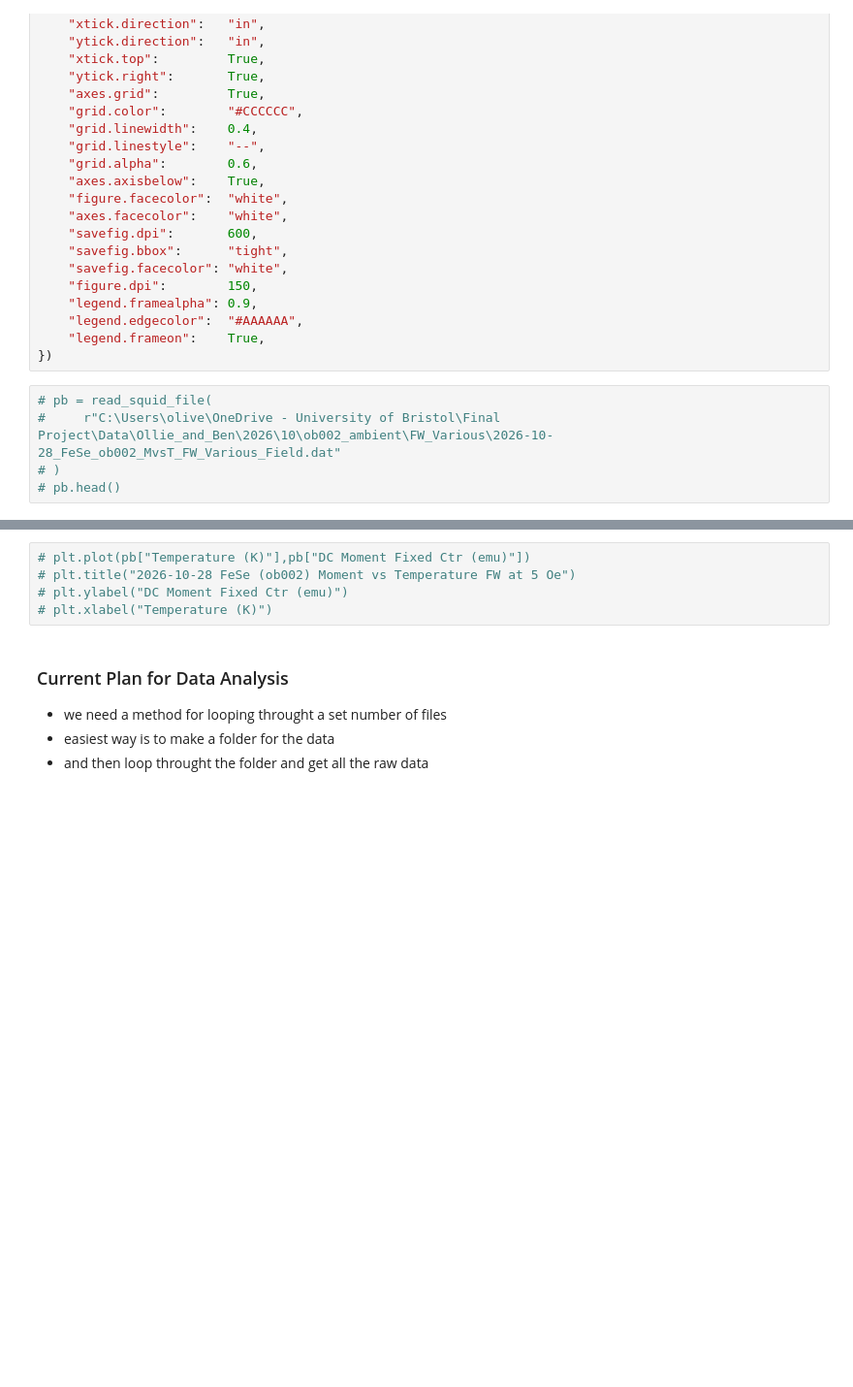
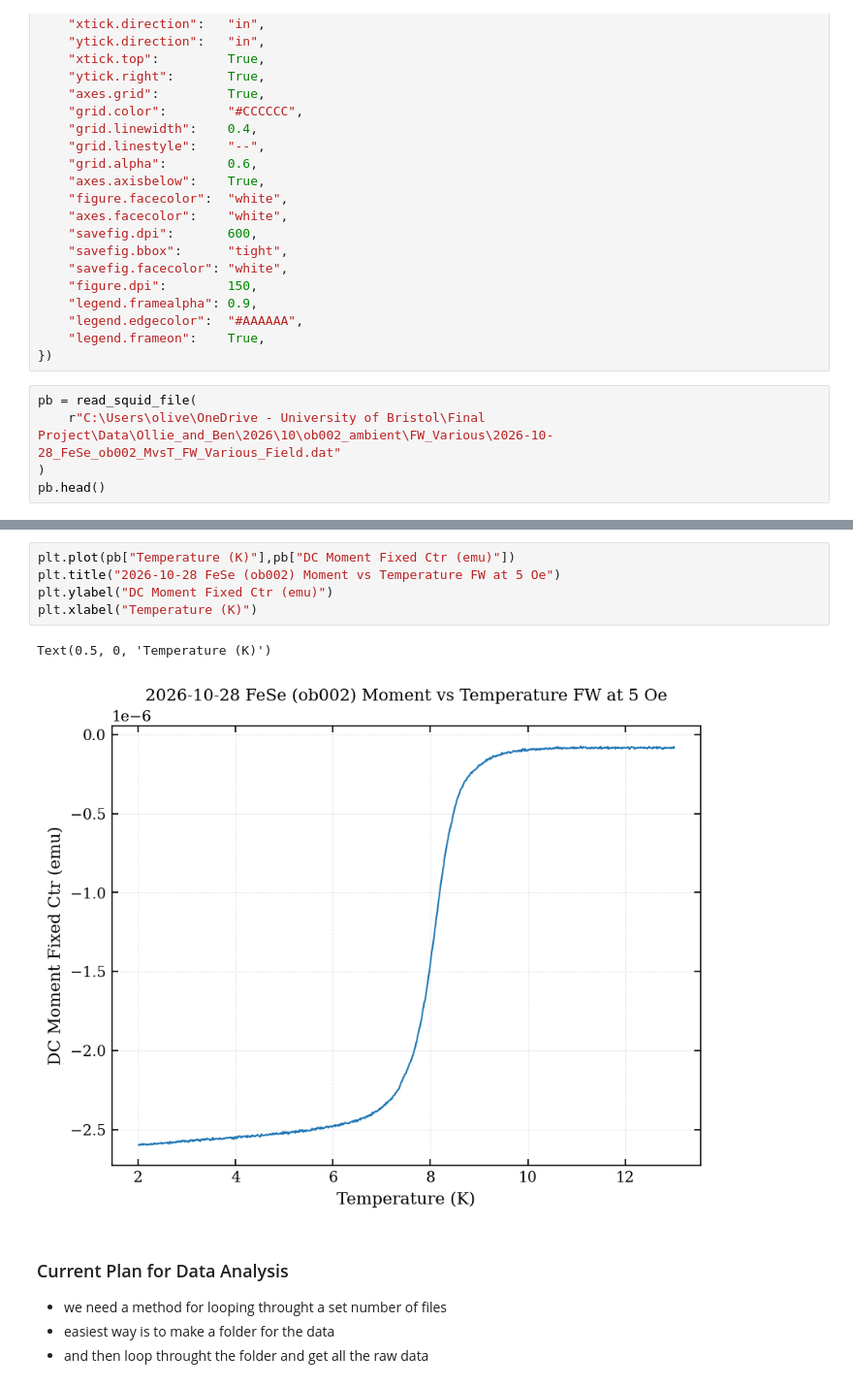
Before and after one commit to thompo993/high-temperature-superconductivity, a Jupyter notebook: code/10/2026-10-30-FeSe-ob002-MvsT-FW-VariousFields.ipynb, the cells around one changed output, grey strips where cells are left out. Shown at 97% size. Cells and saved outputs as stored; diff of their text form; blank space fills up the shorter version.

Commit message:
ollies most recent anaylsis notebook

```diff
--- a/code/10/2026-10-30-FeSe-ob002-MvsT-FW-VariousFields.ipynb
+++ b/code/10/2026-10-30-FeSe-ob002-MvsT-FW-VariousFields.ipynb
@@ -54,7 +50,7 @@ plt.rcParams.update({
     "legend.frameon":    True,
 })
 # %%
-# pb = read_squid_file(
-#     r"C:\Users\olive\OneDrive - University of Bristol\Final Project\Data\Ollie_and_Ben\2026\10\ob002_ambient\FW_Various\2026-10-28_FeSe_ob002_MvsT_FW_Various_Field.dat"
-# )
-# pb.head()
+pb = read_squid_file(
+    r"C:\Users\olive\OneDrive - University of Bristol\Final Project\Data\Ollie_and_Ben\2026\10\ob002_ambient\FW_Various\2026-10-28_FeSe_ob002_MvsT_FW_Various_Field.dat"
+)
+pb.head()
@@ -61,8 +65,11 @@ plt.rcParams.update({
 # %%
-# plt.plot(pb["Temperature (K)"],pb["DC Moment Fixed Ctr (emu)"])
-# plt.title("2026-10-28 FeSe (ob002) Moment vs Temperature FW at 5 Oe")
-# plt.ylabel("DC Moment Fixed Ctr (emu)")
-# plt.xlabel("Temperature (K)")
+plt.plot(pb["Temperature (K)"],pb["DC Moment Fixed Ctr (emu)"])
+plt.title("2026-10-28 FeSe (ob002) Moment vs Temperature FW at 5 Oe")
+plt.ylabel("DC Moment Fixed Ctr (emu)")
+plt.xlabel("Temperature (K)")
+# %% [output]
+Text(0.5, 0, 'Temperature (K)')
+[figure, added]
 # %% [markdown]
 ### Current Plan for Data Analysis
 - we need a method for looping throught a set number of files
```
Also changed, not shown: parts of 12 cells of this notebook.
